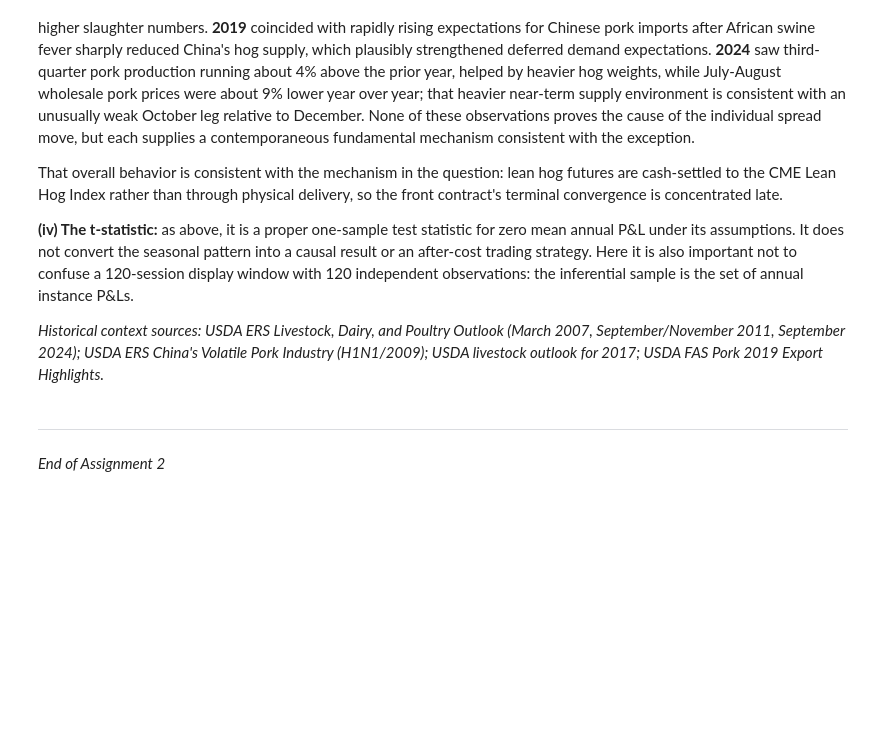
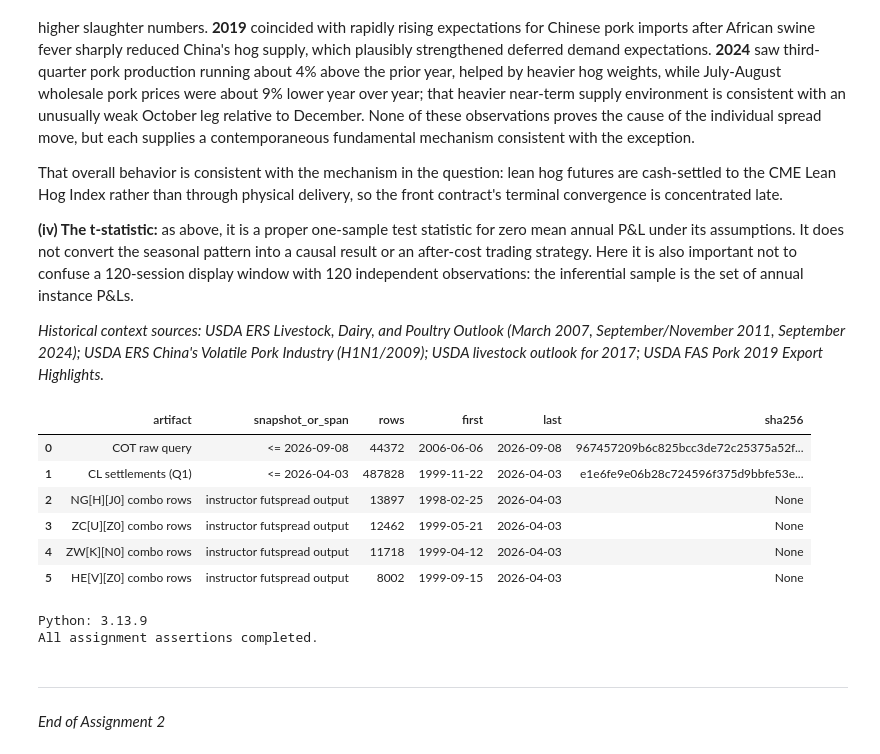
Before and after one commit to ajo2159/IEOR-E4576-HW2, a Jupyter notebook: IEOR_E4576_HW2.ipynb, the cells around one changed output. Drawn from its saved outputs; the diff is of its cells as text; code cells hidden in the pictures; blank space fills up the shorter version.

```diff
--- a/IEOR_E4576_HW2.ipynb
+++ b/IEOR_E4576_HW2.ipynb
@@ -1271,6 +1669,45 @@ That overall behavior is consistent with the mechanism in the question: lean hog
 **(iv) The t-statistic:** as above, it is a proper one-sample test statistic for zero mean annual P&L under its assumptions. It does not convert the seasonal pattern into a causal result or an after-cost trading strategy. Here it is also important not to confuse a 120-session display window with 120 independent observations: the inferential sample is the set of annual instance P&Ls.
 
 *Historical context sources: USDA ERS Livestock, Dairy, and Poultry Outlook (March 2007, September/November 2011, September 2024); USDA ERS China's Volatile Pork Industry (H1N1/2009); USDA livestock outlook for 2017; USDA FAS Pork 2019 Export Highlights.*
+# %%
+# Final reproducibility manifest.
+# Question 1 direct WRDS pulls are frozen to the submitted dates above.
+# Question 2 uses the instructor-supplied futspread package unchanged; for those
+# derived combo files we record the actual date span produced by the run rather
+# than claiming an unsupported package-level as-of cap.
+repro_manifest = pd.DataFrame([
+    {'artifact': 'COT raw query', 'snapshot_or_span': f'<= {COT_AS_OF_DATE:%Y-%m-%d}',
+     'rows': len(cot_raw), 'first': cot_raw['date_'].min().date(),
+     'last': cot_raw['date_'].max().date(), 'sha256': COT_SHA256},
+    {'artifact': 'CL settlements (Q1)', 'snapshot_or_span': f'<= {CL_AS_OF_DATE:%Y-%m-%d}',
+     'rows': len(cl_px), 'first': cl_px['date'].min().date(),
+     'last': cl_px['date'].max().date(), 'sha256': CL_PRICE_SHA256},
+    {'artifact': 'NG[H][J0] combo rows', 'snapshot_or_span': 'instructor futspread output',
+     'rows': len(df_ng), 'first': df_ng['date'].min().date(),
+     'last': df_ng['date'].max().date(), 'sha256': None},
+    {'artifact': 'ZC[U][Z0] combo rows', 'snapshot_or_span': 'instructor futspread output',
+     'rows': len(df_zc), 'first': df_zc['date'].min().date(),
+     'last': df_zc['date'].max().date(), 'sha256': None},
+    {'artifact': 'ZW[K][N0] combo rows', 'snapshot_or_span': 'instructor futspread output',
+     'rows': len(df_zw), 'first': df_zw['date'].min().date(),
+     'last': df_zw['date'].max().date(), 'sha256': None},
+    {'artifact': 'HE[V][Z0] combo rows', 'snapshot_or_span': 'instructor futspread output',
+     'rows': len(df_he), 'first': df_he['date'].min().date(),
+     'last': df_he['date'].max().date(), 'sha256': None},
+])
+display(repro_manifest)
+print('Python:', platform.python_version())
+print('All assignment assertions completed.')
+# %% [output]
+|  | artifact | snapshot_or_span | rows | first | last | sha256 |
+| 0 | COT raw query | <= 2026-09-08 | 44372 | 2006-06-06 | 2026-09-08 | 967457209b6c825bcc3de72c25375a52f... |
+| 1 | CL settlements (Q1) | <= 2026-04-03 | 487828 | 1999-11-22 | 2026-04-03 | e1e6fe9e06b28c724596f375d9bbfe53e... |
+| 2 | NG[H][J0] combo rows | instructor futspread output | 13897 | 1998-02-25 | 2026-04-03 | None |
+| 3 | ZC[U][Z0] combo rows | instructor futspread output | 12462 | 1999-05-21 | 2026-04-03 | None |
+| 4 | ZW[K][N0] combo rows | instructor futspread output | 11718 | 1999-04-12 | 2026-04-03 | None |
+| 5 | HE[V][Z0] combo rows | instructor futspread output | 8002 | 1999-09-15 | 2026-04-03 | None |
+Python: 3.13.9
+All assignment assertions completed.
 # %% [markdown]
 ---
 *End of Assignment 2*
```
Also changed, not shown: parts of 20 cells of this notebook, 1 other file.
